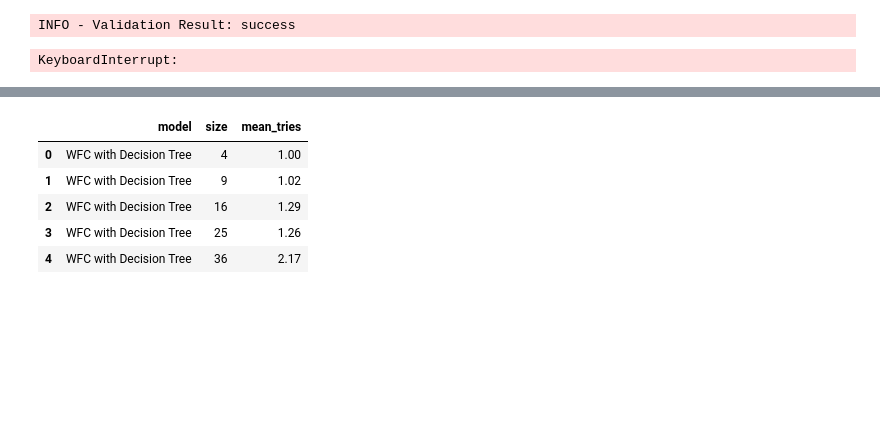
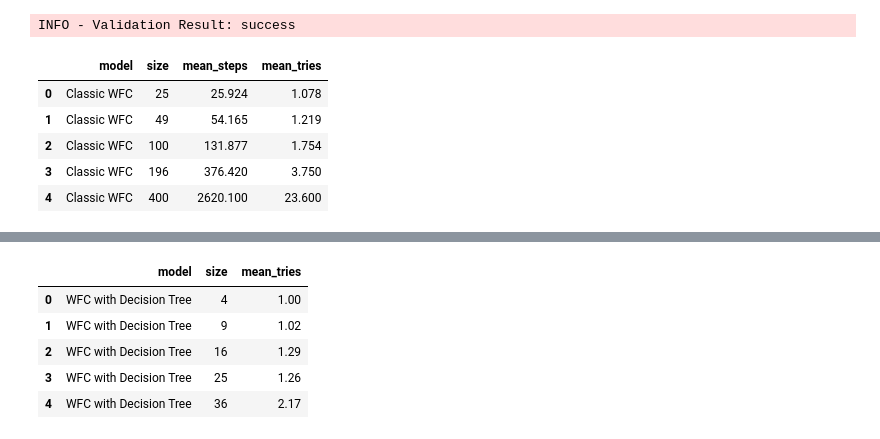
Before and after one commit to evlko/WFCWML, a Jupyter notebook: notebooks/performance.ipynb, the cells around one changed output, grey strips where cells are left out. Cells and saved outputs as stored; diff of their text form; code cells hidden in the pictures; blank space fills up the shorter version.

```diff
--- a/notebooks/performance.ipynb
+++ b/notebooks/performance.ipynb
@@ -28,18 +29,31 @@ factory = Factory(DATA_SOURCE)
 patterns = factory.create_patterns()
 # %% [output]
 INFO - Validation Result: success
+# %%
+@dataclass
+class Benchmark:
+    size: int
+    target: int
+
+benchmarks = [
+    Benchmark(size=5, target=1_000),   # 25 cells
+    Benchmark(size=7, target=1_000),   # 49 cells
+    Benchmark(size=10, target=1_000),  # 100 cells
+    Benchmark(size=14, target=100),    # 196 cells
+    Benchmark(size=20, target=10),     # 400 cells
+]
 # %%
 def evaluate_wfc(
-    sizes: np.ndarray, target_successes: int, advisor: Advisor, judge: Judge, name: str
+    benchmarks: list[Benchmark], advisor: Advisor, judge: Judge, name: str
 ) -> pd.DataFrame:
     results = []
-    for size in tqdm(sizes):
-        rect = Rect(width=size, height=size)
+    for benchmark in tqdm(benchmarks):
+        rect = Rect(width=benchmark.size, height=benchmark.size)
         grid = Grid(rect=rect, patterns=patterns)
         wfc = WFC(grid=grid, judge=judge, advisor=advisor)
 
         successful_generations, tries, steps = 0, 0, 0
-        while successful_generations < target_successes:
+        while successful_generations < benchmark.target:
             is_succeeded = wfc.generate()
 
             tries += 1
@@ -48,13 +62,13 @@ def evaluate_wfc(
             if is_succeeded:
                 successful_generations += 1
 
-        mean_steps = steps / target_successes
-        mean_tries = tries / target_successes
+        mean_steps = steps / benchmark.target
+        mean_tries = tries / benchmark.target
 
         results.append(
             {
                 "model": name,
-                "size": size**2,
+                "size": benchmark.size**2,
                 "mean_steps": mean_steps,
                 "mean_tries": mean_tries,
             }
@@ -67,11 +78,16 @@ target_successes = 100
 # %%
 random_advisor = RandomAdvisor()
 continue_judge = AlwaysContinueJudge()
 
 wfc_df = evaluate_wfc(
-    sizes, target_successes, random_advisor, continue_judge, "Classic WFC"
+    benchmarks, random_advisor, continue_judge, "Classic WFC"
 )
 
 wfc_df.head(5)
 # %% [output]
-KeyboardInterrupt:
+|  | model | size | mean_steps | mean_tries |
+| 0 | Classic WFC | 25 | 25.924 | 1.078 |
+| 1 | Classic WFC | 49 | 54.165 | 1.219 |
+| 2 | Classic WFC | 100 | 131.877 | 1.754 |
+| 3 | Classic WFC | 196 | 376.420 | 3.750 |
+| 4 | Classic WFC | 400 | 2620.100 | 23.600 |
```
Also changed, not shown: parts of 7 cells of this notebook, 1 other file.
